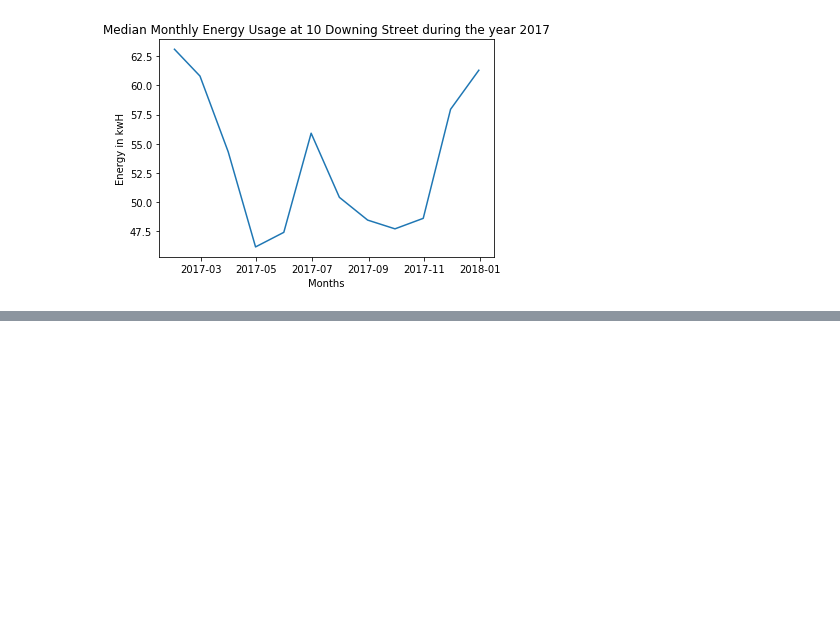
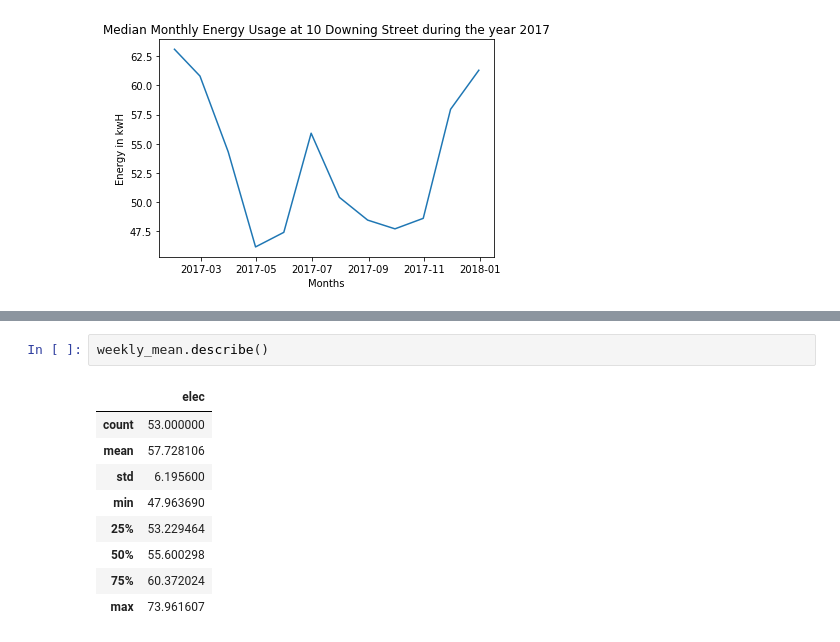
Before and after one commit to viveksahukar/ids705, a Jupyter notebook: assignments/IDS705-Assignment0_Vivek_Sahukar_q-13-eda.ipynb, the cells around one changed output, grey strips where cells are left out. Cells and saved outputs as stored; diff of their text form; blank space fills up the shorter version.

```diff
--- a/assignments/IDS705-Assignment0_Vivek_Sahukar_q-13-eda.ipynb
+++ b/assignments/IDS705-Assignment0_Vivek_Sahukar_q-13-eda.ipynb
@@ -164,0 +206,12 @@ Text(0.5, 1.0, 'Median Monthly Energy Usage at 10 Downing Street during the year
+# %%
+weekly_mean.describe()
+# %% [output]
+|  | elec |
+| count | 53.000000 |
+| mean | 57.728106 |
+| std | 6.195600 |
+| min | 47.963690 |
+| 25% | 53.229464 |
+| 50% | 55.600298 |
+| 75% | 60.372024 |
+| max | 73.961607 |
```
Also changed, not shown: parts of 9 cells of this notebook.
